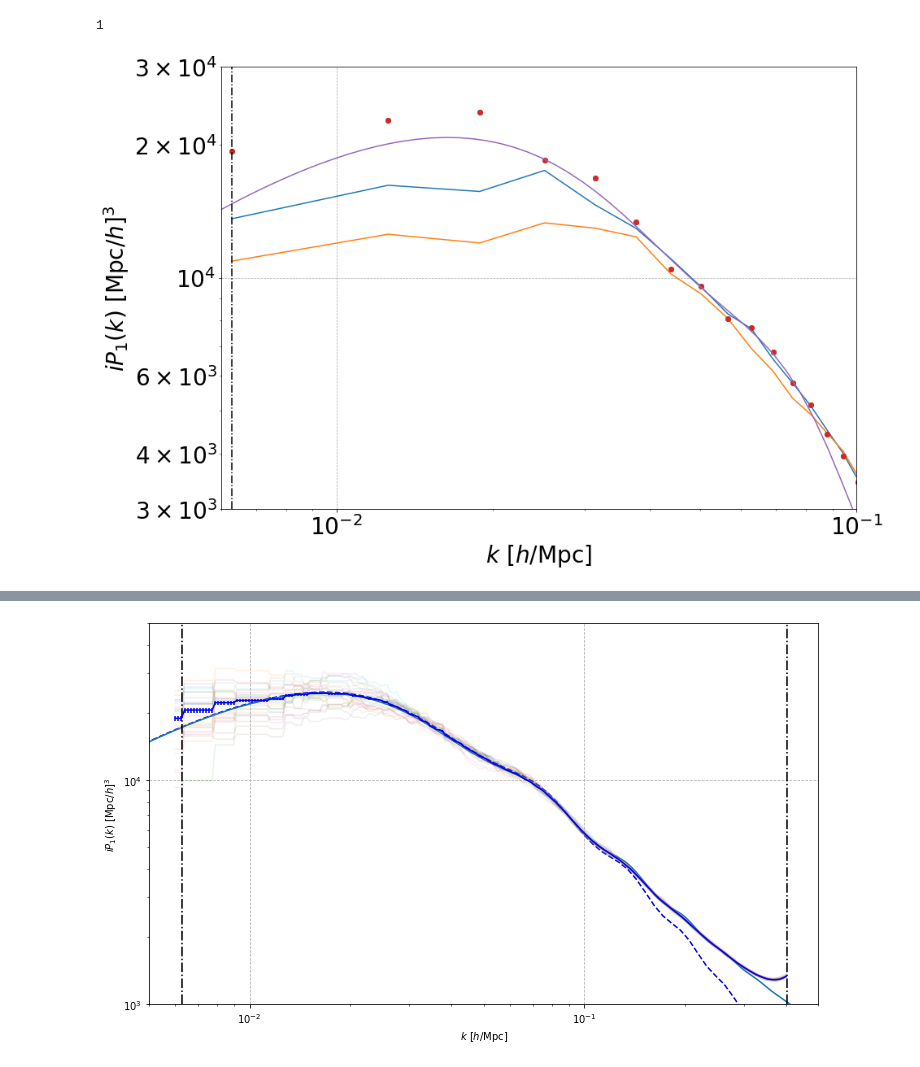
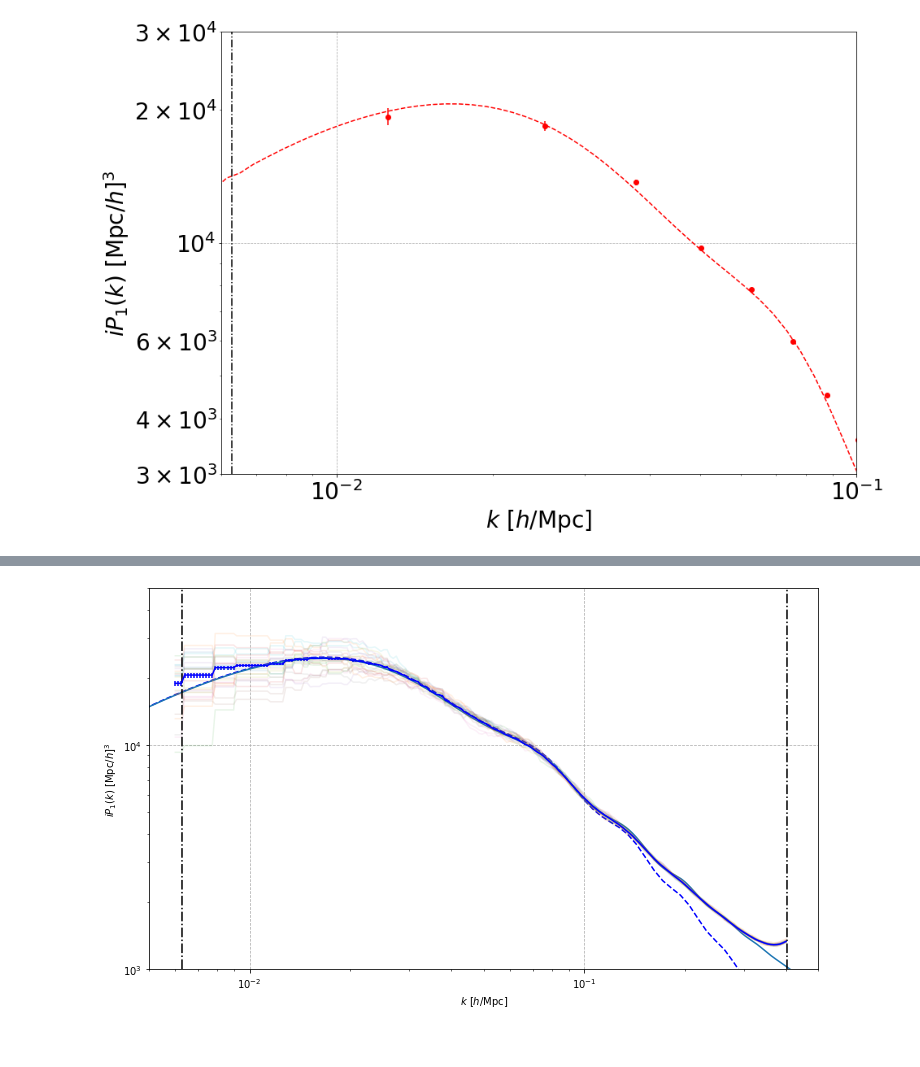
Before and after one commit to craddis1/PkBk, a Jupyter notebook: Notebooks/run_pk.ipynb, the cells around one changed output, grey strips where cells are left out. Drawn from its saved outputs; the diff is of its cells as text; code cells hidden in the pictures.

```diff
--- a/Notebooks/run_pk.ipynb
+++ b/Notebooks/run_pk.ipynb
@@ -32,7 +33,7 @@ Nside=128
 L=1000
 rfft=False
 order=2
-obs_pos=(500,500,0)#
+obs_pos=(500,0,500) #
 grid_info = cgi.compute_survey(Nside,L,rfft,order,obs_pos)
 #xi,x_norm,ki,k_mag,MAS,k_f,k_ny
 # %% [output]
@@ -67,7 +74,8 @@ Wall time: 70.8 ms
 # %%
 %%time
 t= 0.5
-l= 1
-exorder = 1
+l = 1
+exorder = 2
 Pk_ell = Pk.Pk(field_tmp,L,Nside,l,k_est,grid_info,binning_info,t,exorder,iFFT,dtype,threads,rfft,verbose)
+Pk_ell1 = Pk1.Pk(field_tmp,L,Nside,l,k_est,grid_info,binning_info,t,exorder,iFFT,dtype,threads,rfft,verbose)
 # %% [output]
@@ -168,12 +185,15 @@ dict_keys(['l=1,t=0', 'l=0', 'l=2,t=0'])
 def avg_err(Pk):#ok so adapt to nested dict structure...
     Pk_avg = {}
     Pk_err = {}
+    Pk_std = {}
     for i in Pk.keys():#so this loops over each type - i.e. PP,Cen,real_space
         Pk_avg[i] = {}#create the nested dictionary to fill...
         Pk_err[i] = {}
+        Pk_std[i] = {}
         for j in Pk[i].keys(): # loop over multipole keys - to get mean and std for each
             Pk_avg[i][j] = np.mean((Pk[i][j]),axis=0)
             Pk_err[i][j] = np.std(Pk[i][j],axis=0)/np.sqrt(len(Pk[i][j])) # standard error makes sense as we have independent realisations
-    return Pk_avg,Pk_err
+            Pk_std[i][j] = np.std(Pk[i][j],axis=0)
+    return Pk_avg,Pk_err,Pk_std
 
-Pk_avg,Pk_err = avg_err(pk)
+Pk_avg,Pk_err,Pk_std = avg_err(pk)
@@ -246,42 +314,33 @@ plt.savefig("P_0_pp_comp.png",bbox_inches='tight')#
-# %%
-#calculate t stuff
-t=0
-coef = ((1-t)**(2))*(t)**(0)
-print(coef)
-# %% [output]
-1
 # %%
-#redshift space multipoles
+#quadrupole
 plt.figure(figsize=(14,10))
 
-
-#plt.loglog(ks,Pl0_pp+Pk_l0_wa,'--',color='blue')
-#plt.plot(ks,pk_mono_dfog(ks,10),'-.')
+#plt.errorbar(k_est,np.abs(Pk_avg['0']['l=2,t=0'].real),yerr=Pk_err['0']['l=2,t=0'],fmt ='o',color='green')
+plt.errorbar(k_est,(Pk_avg['-500']['l=2,t=5'].real),yerr=Pk_err['-500']['l=2,t=5'],fmt ='o',color='red')
+#plt.plot(ks,np.abs(full_dfog(ks,5.22,0)))
 
 
-
-#plt.plot(ks,np.abs(full_dfog(ks,5.22,0)))
-#plt.errorbar(k_est,np.abs(Pk_500_avg['l=2,t=0'].real),yerr=Pk_500_err['l=2,t=0'],fmt ='-',color='red')
-plt.plot(ks,np.abs(pk_dfog(ks,5.3)))
-#plt.plot(ks,np.abs(wa_dfog(ks,5.3,0.5)))
+#plt.plot(ks,np.abs(pk_dfog(ks,5)),'--',color='black')
+#plt.plot(ks,np.abs(wa_dfog(ks,5,560,0)),'--',color='green')
+plt.plot(ks,np.abs(wa_dfog(ks,5,1000,0.5)),'--',color='red')
 
 #plt.loglog(ks,Pl2_pp,'--',color='black')
 for i in range(100):
     1#plt.loglog(k_est,(np.abs(pk_500['l=2,t=5'][i].real)),'.',alpha=0.2,color='blue')
     1#plt.loglog(k_est,(np.abs(pk_500['l=2,t=0'][i].real)),'.',alpha=0.2,color='red')
 
 
-plt.axvline(x = grid_info[4], linestyle='-.', color = 'black')
 plt.axvline(x = grid_info[5], linestyle='-.', color = 'black')
+plt.axvline(x = grid_info[6], linestyle='-.', color = 'black')
 plt.xlim(6e-3,0.1e0)
 plt.ylim(3e+3,3e+4)
 plt.xlabel('$k\,\,[h/\mathrm{Mpc}]$')
 plt.ylabel('$i P_{1}(k)\,\,[\mathrm{Mpc}/h]^3$')
 
 plt.xscale('log')
 plt.yscale('log')
 
 plt.grid(ls='--',lw=0.75)
 plt.savefig("P_0_pp_comp.png",bbox_inches='tight')
 # %% [output]
-[figure, old version]
+[figure, new version]
```
Also changed, not shown: parts of 35 cells of this notebook, 6 other files.
